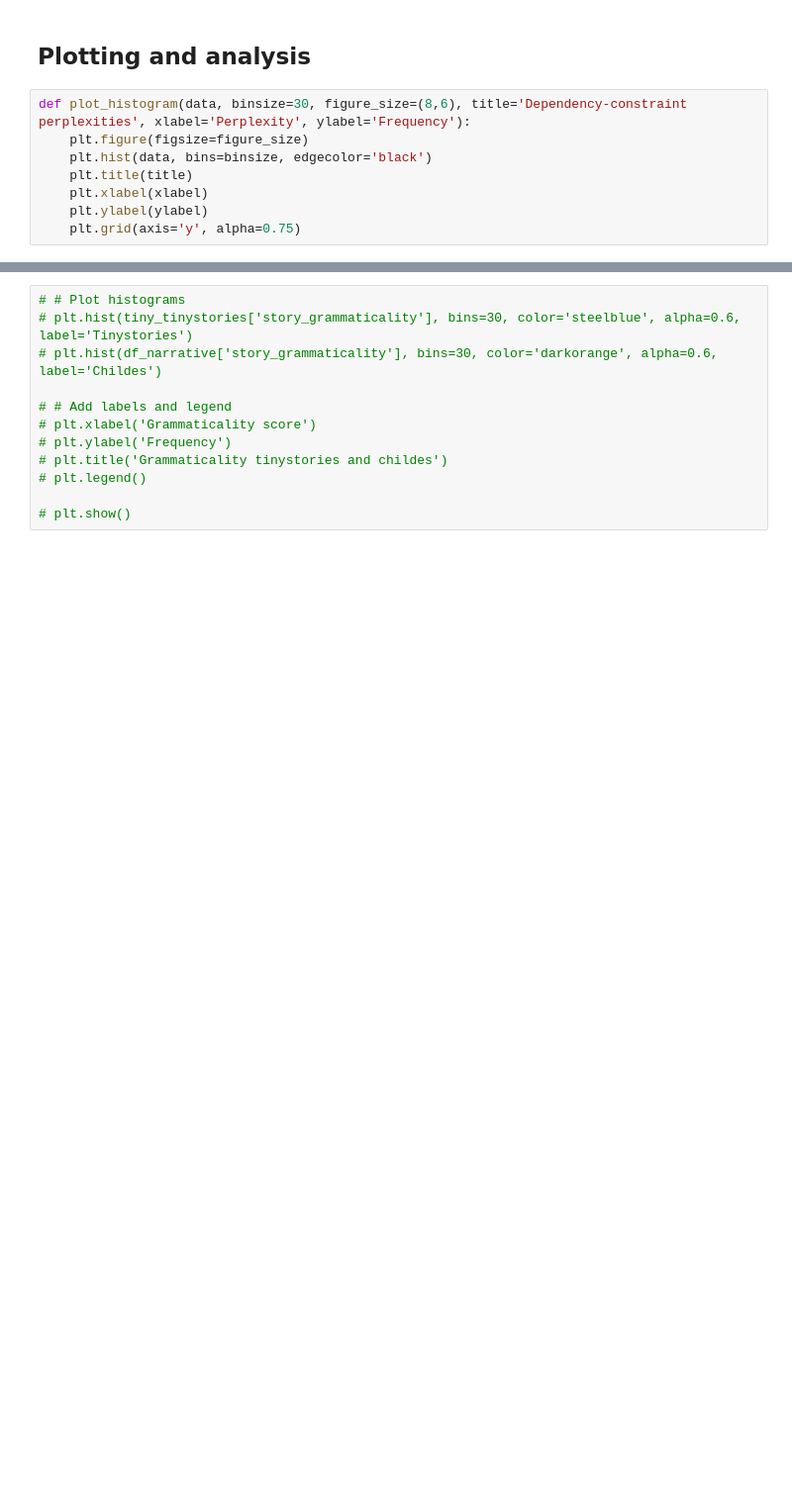
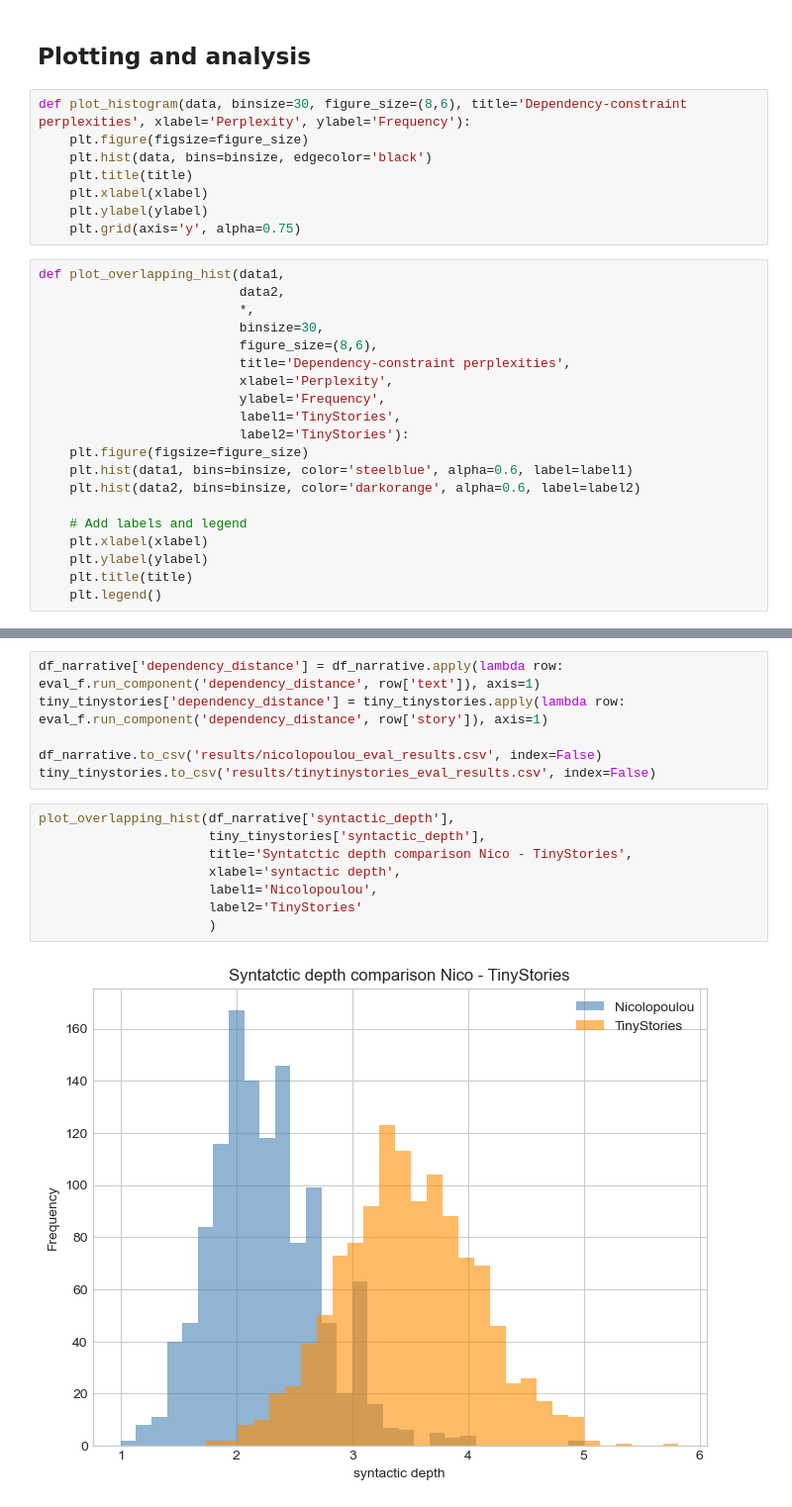
Before and after one commit to sabijn/storylm_p1_data, a Jupyter notebook: dataset_eval_overview-EN.ipynb, the cells around one changed output, grey strips where cells are left out. Shown at 99% size. Cells and saved outputs as stored; diff of their text form; blank space fills up the shorter version.

```diff
--- a/dataset_eval_overview-EN.ipynb
+++ b/dataset_eval_overview-EN.ipynb
@@ -524,3 +246,23 @@ def plot_histogram(data, binsize=30, figure_size=(8,6), title='Dependency-constr
     plt.xlabel(xlabel)
     plt.ylabel(ylabel)
     plt.grid(axis='y', alpha=0.75)
+# %%
+def plot_overlapping_hist(data1,
+                          data2,
+                          *,
+                          binsize=30,
+                          figure_size=(8,6),
+                          title='Dependency-constraint perplexities',
+                          xlabel='Perplexity',
+                          ylabel='Frequency',
+                          label1='TinyStories',
+                          label2='TinyStories'):
+    plt.figure(figsize=figure_size)
+    plt.hist(data1, bins=binsize, color='steelblue', alpha=0.6, label=label1)
+    plt.hist(data2, bins=binsize, color='darkorange', alpha=0.6, label=label2)
+
+    # Add labels and legend
+    plt.xlabel(xlabel)
+    plt.ylabel(ylabel)
+    plt.title(title)
+    plt.legend()
@@ -527,12 +313,16 @@ def plot_histogram(data, binsize=30, figure_size=(8,6), title='Dependency-constr
+# %%
+df_narrative['dependency_distance'] = df_narrative.apply(lambda row: eval_f.run_component('dependency_distance', row['text']), axis=1)
+tiny_tinystories['dependency_distance'] = tiny_tinystories.apply(lambda row: eval_f.run_component('dependency_distance', row['story']), axis=1)
+
+df_narrative.to_csv('results/nicolopoulou_eval_results.csv', index=False)
+tiny_tinystories.to_csv('results/tinytinystories_eval_results.csv', index=False)
 # %%
-# # Plot histograms
-# plt.hist(tiny_tinystories['story_grammaticality'], bins=30, color='steelblue', alpha=0.6, label='Tinystories')
-# plt.hist(df_narrative['story_grammaticality'], bins=30, color='darkorange', alpha=0.6, label='Childes')
-
-# # Add labels and legend
-# plt.xlabel('Grammaticality score')
-# plt.ylabel('Frequency')
-# plt.title('Grammaticality tinystories and childes')
-# plt.legend()
-
-# plt.show()
+plot_overlapping_hist(df_narrative['syntactic_depth'],
+                      tiny_tinystories['syntactic_depth'],
+                      title='Syntatctic depth comparison Nico - TinyStories',
+                      xlabel='syntactic depth',
+                      label1='Nicolopoulou',
+                      label2='TinyStories'
+                      )
+# %% [output]
+[figure, added]
```
Also changed, not shown: parts of 43 cells of this notebook, 33 other files.
